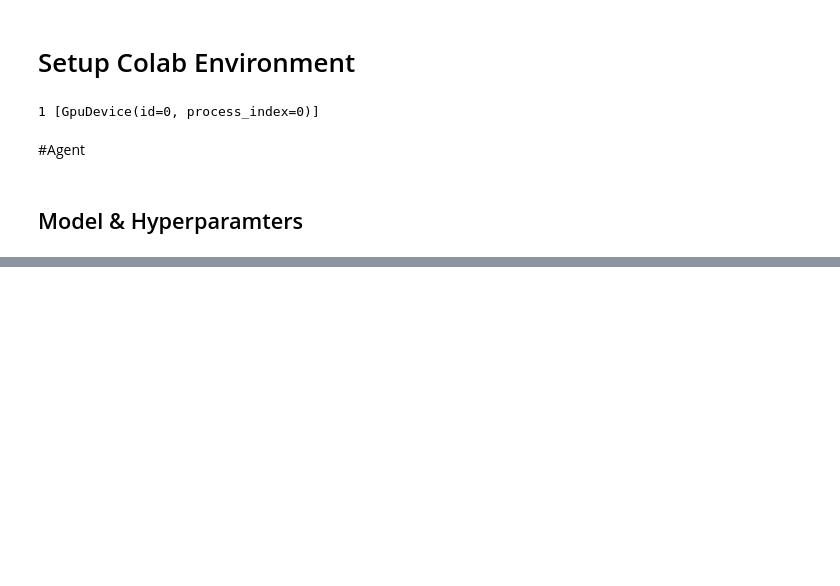
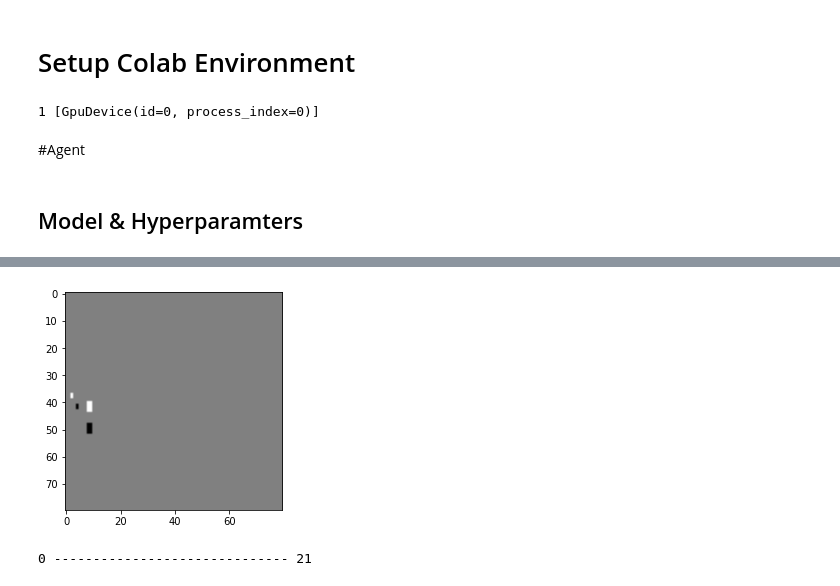
Before and after one commit to IbrahimAlshubaily/deep_rl, a Jupyter notebook: DQN_jax.ipynb, the cells around one changed output, grey strips where cells are left out. Saved outputs shown, nothing was run; the diff lists cells and outputs as text; code cells hidden in the pictures; blank space fills up the shorter version.

```diff
--- a/DQN_jax.ipynb
+++ b/DQN_jax.ipynb
@@ -219,8 +219,11 @@ while not done:
 # %%
 import time
 for frame, score in zip(frames,scores):
     display.clear_output(wait=True)
     plt.imshow(frame, cmap='gray')
     plt.show()
-    print(r2,'-'*30,r1)
-    time.sleep(0.1)
+    print(score[1],'-'*30,score[0])
+    time.sleep(0.05)
+# %% [output]
+[figure, added]
+0 ------------------------------ 21
```
Also changed, not shown: parts of 1 cell of this notebook.
